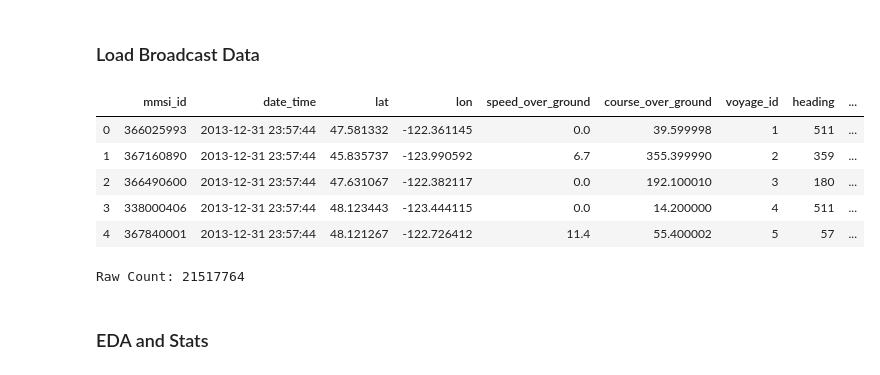
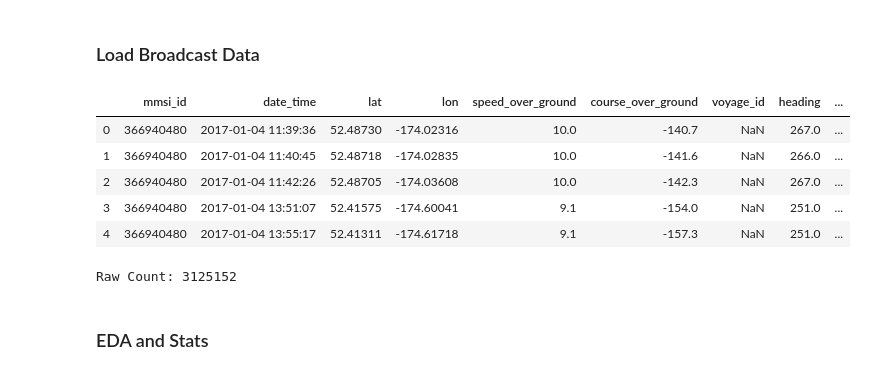
Before and after one commit to att-vault/vault, a Jupyter notebook: Notebook/AIS_Analyze_Vessel_Cluster.ipynb, the cells around one changed output. Saved outputs shown, nothing was run; the diff lists cells and outputs as text; code cells hidden in the pictures.

```diff
--- a/Notebook/AIS_Analyze_Vessel_Cluster.ipynb
+++ b/Notebook/AIS_Analyze_Vessel_Cluster.ipynb
@@ -21,6 +21,8 @@ warnings.filterwarnings("ignore")           # Suppress Warning
 # %%
 WorkingFolder = "/Users/cv0361/Desktop/TechChallenge/Data/csv/ConsolidatedAIS/"
 OutputDir = WorkingFolder
+
+PROC_YEAR = '2017'
 MAX_CLUSTER = 5
 # %% [markdown]
 ### Common Functions
@@ -42,19 +44,19 @@ def Calc_Centroid_Radius(center_latlon, lat_max, lat_min, lon_max, lon_min):
 # %% [markdown]
 ### Load Broadcast Data
 # %%
-Broadcast = pd.read_csv(WorkingFolder + "Broadcast_2014.csv", sep=",", parse_dates=['date_time'])
+Broadcast = pd.read_csv(WorkingFolder + "Broadcast_{}.csv".format(PROC_YEAR), sep=",", parse_dates=['date_time'])
 Broadcast.head()
 # %% [output]
 |  | mmsi_id | date_time | lat | lon | speed_over_ground | course_over_ground | voyage_id | heading | ... |
-| 0 | 366025993 | 2013-12-31 23:57:44 | 47.581332 | -122.361145 | 0.0 | 39.599998 | 1 | 511 | ... |
-| 1 | 367160890 | 2013-12-31 23:57:44 | 45.835737 | -123.990592 | 6.7 | 355.399990 | 2 | 359 | ... |
-| 2 | 366490600 | 2013-12-31 23:57:44 | 47.631067 | -122.382117 | 0.0 | 192.100010 | 3 | 180 | ... |
-| 3 | 338000406 | 2013-12-31 23:57:44 | 48.123443 | -123.444115 | 0.0 | 14.200000 | 4 | 511 | ... |
-| 4 | 367840001 | 2013-12-31 23:57:44 | 48.121267 | -122.726412 | 11.4 | 55.400002 | 5 | 57 | ... |
+| 0 | 366940480 | 2017-01-04 11:39:36 | 52.48730 | -174.02316 | 10.0 | -140.7 | NaN | 267.0 | ... |
+| 1 | 366940480 | 2017-01-04 11:40:45 | 52.48718 | -174.02835 | 10.0 | -141.6 | NaN | 266.0 | ... |
+| 2 | 366940480 | 2017-01-04 11:42:26 | 52.48705 | -174.03608 | 10.0 | -142.3 | NaN | 267.0 | ... |
+| 3 | 366940480 | 2017-01-04 13:51:07 | 52.41575 | -174.60041 | 9.1 | -154.0 | NaN | 251.0 | ... |
+| 4 | 366940480 | 2017-01-04 13:55:17 | 52.41311 | -174.61718 | 9.1 | -157.3 | NaN | 251.0 | ... |
 # %%
 print("Raw Count:", Broadcast.shape[0])
 # %% [output]
-Raw Count: 21517764
+Raw Count: 3125152
 # %%
 # Assign 0 to blank voyage id
 Broadcast['voyage_id'] = Broadcast['voyage_id'].fillna(0)
```
Also changed, not shown: parts of 14 cells of this notebook, 1 other file.
